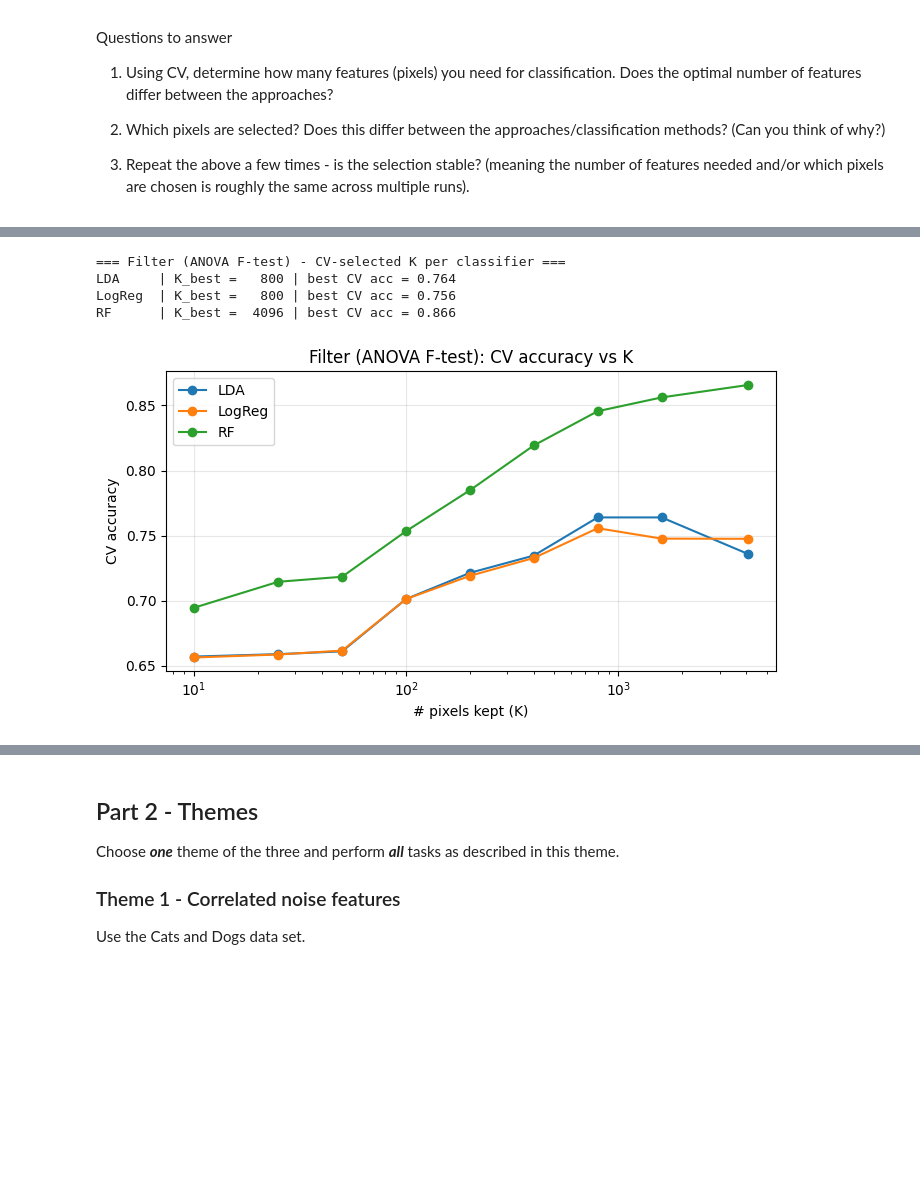
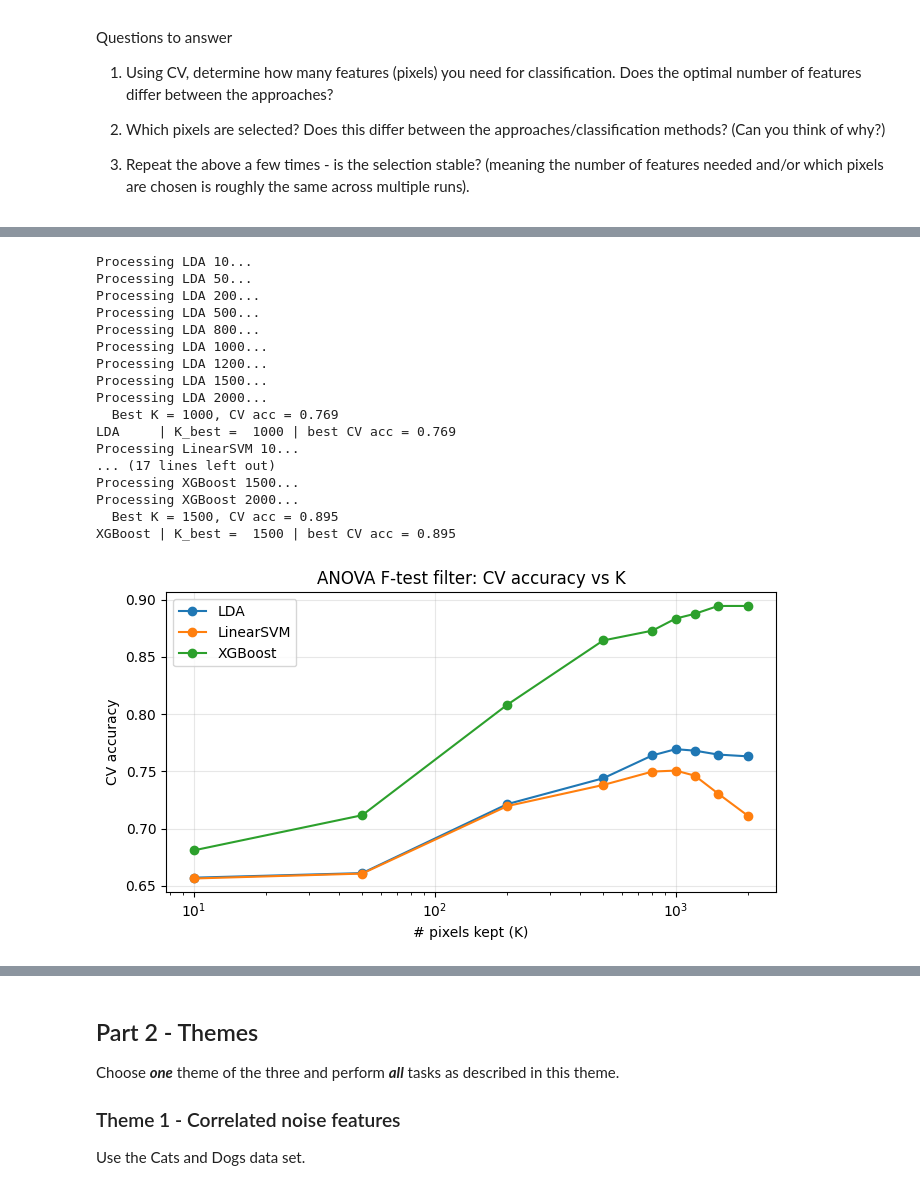
Before and after one commit to LucasKuszli/big_data, a Jupyter notebook: src_project2/project2Py.ipynb, the cells around one changed output, grey strips where cells are left out. Drawn from its saved outputs; the diff is of its cells as text; code cells hidden in the pictures; blank space fills up the shorter version.

```diff
--- a/src_project2/project2Py.ipynb
+++ b/src_project2/project2Py.ipynb
@@ -178,5 +159,4 @@ Each cell below answers one or more of the three questions:
 # %%
-# Part 1 setup: imports, train/test split, classifier factory, K grid
 from sklearn.model_selection import StratifiedKFold, train_test_split, cross_val_score
 from sklearn.feature_selection import SelectKBest, f_classif
 from sklearn.linear_model import LogisticRegression, LogisticRegressionCV
@@ -184,21 +164,13 @@ from sklearn.discriminant_analysis import LinearDiscriminantAnalysis
 from sklearn.ensemble import RandomForestClassifier
 from sklearn.preprocessing import StandardScaler
 from sklearn.pipeline import Pipeline
+import numpy as np
+from sklearn.svm import LinearSVC
+from xgboost import XGBClassifier
 
-X = np.asarray(images, dtype=float)
+X = np.asarray(images, dtype=float) / 255.0
 y = np.asarray(labels).ravel()
 
-X_tr, X_te, y_tr, y_te = train_test_split(
+X_train, X_test, y_train, y_test = train_test_split(
     X, y, test_size=0.3, random_state=42, stratify=y
 )
-
-def make_classifiers(seed=0):
-    return {
-        "LDA":    LinearDiscriminantAnalysis(solver="lsqr", shrinkage="auto"),
-        "LogReg": LogisticRegression(penalty="l2", C=1.0, max_iter=2000,
-                                     solver="liblinear", random_state=seed),
-        "RF":     RandomForestClassifier(n_estimators=100, n_jobs=-1, random_state=seed),
-    }
-
-K_GRID = [10, 25, 50, 100, 200, 400, 800, 1600, X.shape[1]]
-N_SPLITS = 5
@@ -205,47 +217,34 @@ N_SPLITS = 5
 # %%
-# Method 1 (filter): SelectKBest + ANOVA F-test; K chosen by stratified CV per classifier
-def cv_select_k(X_train, y_train, K_grid=K_GRID, n_splits=N_SPLITS, seed=0):
-    cv = StratifiedKFold(n_splits=n_splits, shuffle=True, random_state=seed)
-    out = {}
-    for name, clf in make_classifiers(seed).items():
-        accs = []
-        for K in K_grid:
-            pipe = Pipeline([
-                ("scale", StandardScaler()),
-                ("sel", SelectKBest(score_func=f_classif, k=K)),
-                ("clf", clf),
-            ])
-            s = cross_val_score(pipe, X_train, y_train, cv=cv,
-                                scoring="accuracy", n_jobs=-1)
-            accs.append(s.mean())
-        accs = np.array(accs)
-        K_best = K_grid[int(np.argmax(accs))]
-        sel = SelectKBest(score_func=f_classif, k=K_best).fit(X_train, y_train)
-        out[name] = {"K_grid": list(K_grid), "cv_acc": accs,
-                     "K_best": K_best, "mask": sel.get_support()}
-    return out
+seed = 0
+filter_res = cv_select_k(X_train, y_train, seed=seed)
 
-filter_res = cv_select_k(X_tr, y_tr, seed=0)
-
-print("=== Filter (ANOVA F-test) - CV-selected K per classifier ===")
-for name, r in filter_res.items():
-    print(f"{name:7s} | K_best = {r['K_best']:5d} | best CV acc = {r['cv_acc'].max():.3f}")
-
-# CV accuracy as a function of K
 fig, ax = plt.subplots(figsize=(7, 4))
 for name, r in filter_res.items():
     ax.plot(r["K_grid"], r["cv_acc"], marker="o", label=name)
 ax.set_xscale("log")
 ax.set_xlabel("# pixels kept (K)")
 ax.set_ylabel("CV accuracy")
-ax.set_title("Filter (ANOVA F-test): CV accuracy vs K")
+ax.set_title("ANOVA F-test filter: CV accuracy vs K")
 ax.legend()
 ax.grid(True, alpha=0.3)
 plt.tight_layout()
 plt.show()
 # %% [output]
-=== Filter (ANOVA F-test) - CV-selected K per classifier ===
-LDA     | K_best =   800 | best CV acc = 0.764
-LogReg  | K_best =   800 | best CV acc = 0.756
-RF      | K_best =  4096 | best CV acc = 0.866
+Processing LDA 10...
+Processing LDA 50...
+Processing LDA 200...
+Processing LDA 500...
+Processing LDA 800...
+Processing LDA 1000...
+Processing LDA 1200...
+Processing LDA 1500...
+Processing LDA 2000...
+  Best K = 1000, CV acc = 0.769
+LDA     | K_best =  1000 | best CV acc = 0.769
+Processing LinearSVM 10...
+... (17 lines left out)
+Processing XGBoost 1500...
+Processing XGBoost 2000...
+  Best K = 1500, CV acc = 0.895
+XGBoost | K_best =  1500 | best CV acc = 0.895
-[figure, old version]
+[figure, new version]
```
Also changed, not shown: parts of 17 cells of this notebook.
